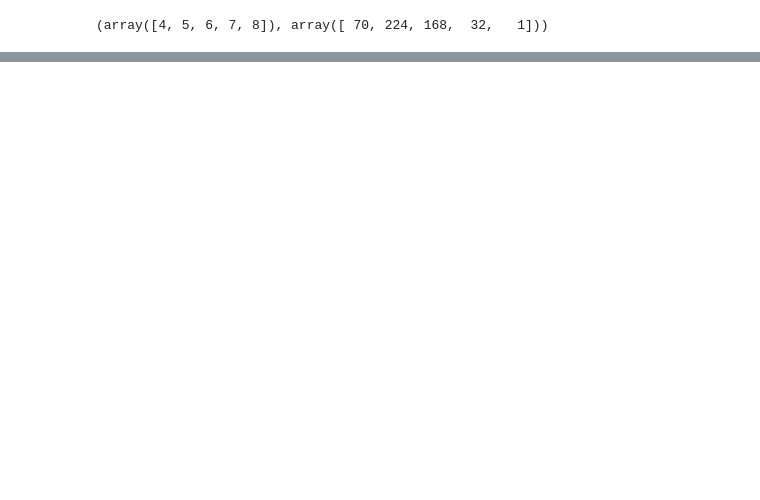
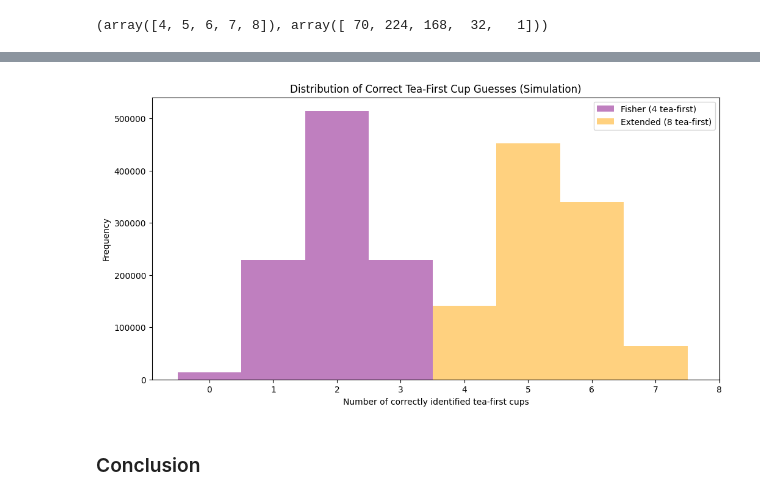
Before and after one commit to UWASIKLK/applied-statistics, a Jupyter notebook: problems.ipynb, the cells around one changed output, grey strips where cells are left out. Drawn from its saved outputs; the diff is of its cells as text; code cells hidden in the pictures; blank space fills up the shorter version.

```diff
--- a/problems.ipynb
+++ b/problems.ipynb
@@ -167,0 +257,33 @@ plt.show()
+# %%
+# Function to simulate the correct tea first cups.
+def simulate_tea_correct(no_cups, no_tea_first, num_simulations):
+    counts_correct = []
+    for _ in range(num_simulations):
+        true_tea = set(random.sample(range(no_cups), no_tea_first))
+        guess_tea = set(random.sample(range(no_cups), no_tea_first))
+        num_correct = len(true_tea.intersection(guess_tea))
+        counts_correct.append(num_correct)
+    return counts_correct
+# %%
+# Simulate both experiments.
+counts_8_fisher = simulate_tea_correct(8, 4, num_simulations) # 4 tea first cups
+counts_12_extended = simulate_tea_correct(12, 8, num_simulations) # 8 tea first cups
+# %%
+# Plot the tea first cups correctly identified.
+bins_8_fisher = np.arange(0, 5) - 0.5     # Fisher (0–4 correct)
+bins_12_extended = np.arange(0, 9) - 0.5   # Extended (0–8 correct)
+
+plt.figure(figsize=(12,6))
+plt.hist(counts_8_fisher, bins=bins_8_fisher, alpha=0.5, color='purple', label="Fisher (4 tea-first)")
+plt.hist(counts_12_extended, bins=bins_12_extended, alpha=0.5, color='orange', label="Extended (8 tea-first)")
+
+plt.xticks(range(0, 9))
+plt.xlabel("Number of correctly identified tea-first cups")
+plt.ylabel("Frequency")
+plt.title("Distribution of Correct Tea-First Cup Guesses (Simulation)")
+plt.legend()
+plt.show()
+# %% [output]
+[figure, added]
+# %% [markdown]
+### Conclusion
```
Also changed, not shown: parts of 27 cells of this notebook.
